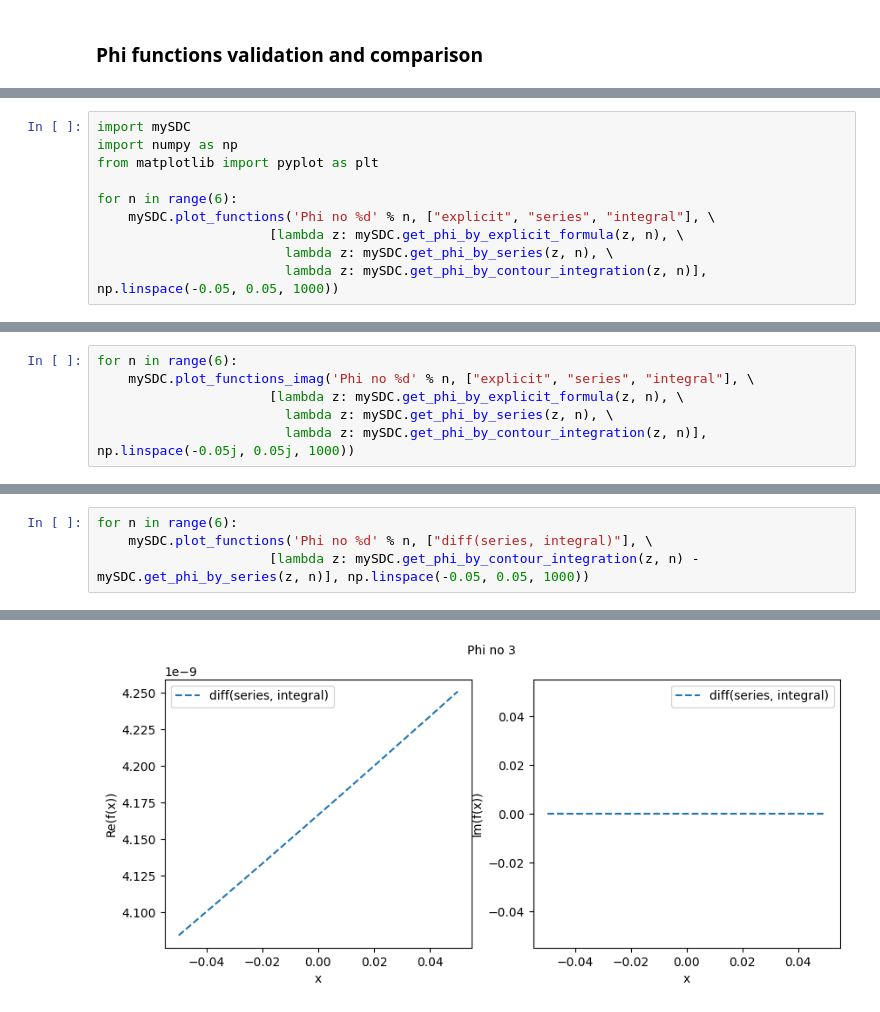
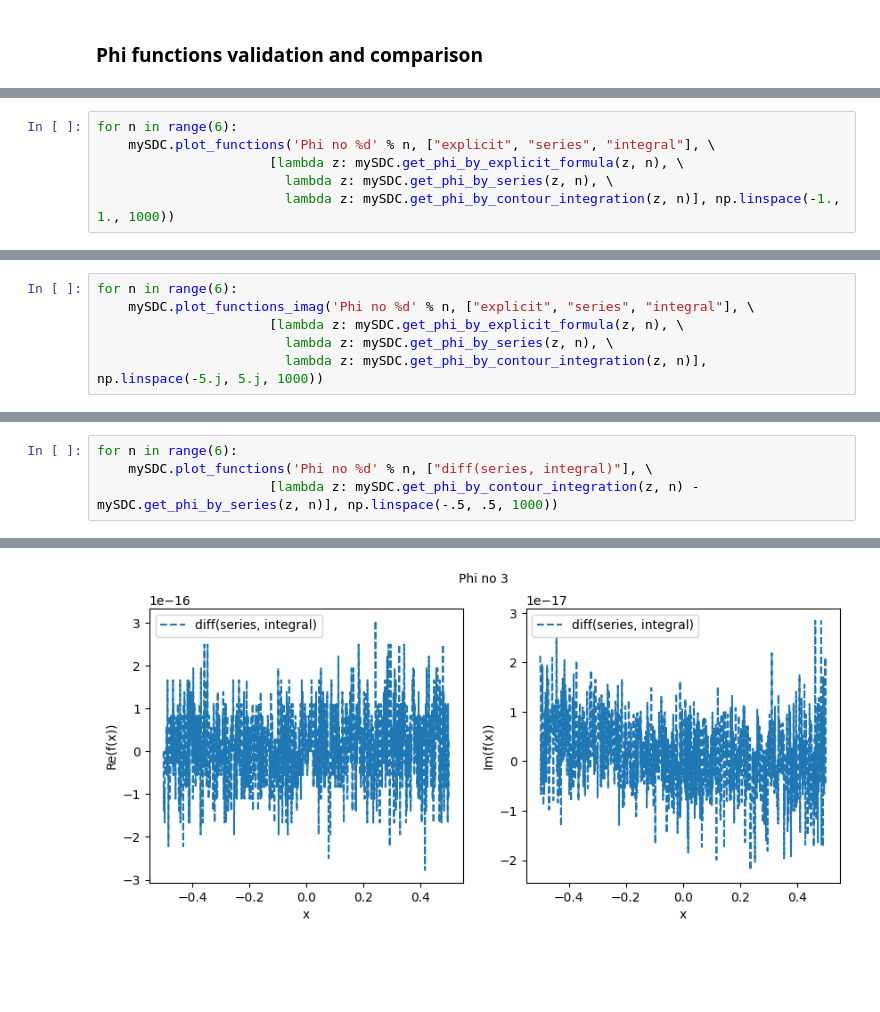
Before and after one commit to BoriskovaLiza/masterarbeit, a Jupyter notebook: prototype/phi_functions.ipynb, the cells around one changed output, grey strips where cells are left out. Drawn from its saved outputs; the diff is of its cells as text; blank space fills up the shorter version.

```diff
--- a/prototype/phi_functions.ipynb
+++ b/prototype/phi_functions.ipynb
@@ -3,11 +11,7 @@
 # %%
-import mySDC
-import numpy as np
-from matplotlib import pyplot as plt
-
 for n in range(6):
     mySDC.plot_functions('Phi no %d' % n, ["explicit", "series", "integral"], \
                       [lambda z: mySDC.get_phi_by_explicit_formula(z, n), \
                         lambda z: mySDC.get_phi_by_series(z, n), \
-                        lambda z: mySDC.get_phi_by_contour_integration(z, n)], np.linspace(-0.05, 0.05, 1000))
+                        lambda z: mySDC.get_phi_by_contour_integration(z, n)], np.linspace(-1., 1., 1000))
 # %% [output]
@@ -22,5 +26,5 @@ for n in range(6):
     mySDC.plot_functions_imag('Phi no %d' % n, ["explicit", "series", "integral"], \
                       [lambda z: mySDC.get_phi_by_explicit_formula(z, n), \
                         lambda z: mySDC.get_phi_by_series(z, n), \
-                        lambda z: mySDC.get_phi_by_contour_integration(z, n)], np.linspace(-0.05j, 0.05j, 1000))
+                        lambda z: mySDC.get_phi_by_contour_integration(z, n)], np.linspace(-5.j, 5.j, 1000))
 # %% [output]
@@ -33,5 +37,5 @@ for n in range(6):
 # %%
 for n in range(6):
     mySDC.plot_functions('Phi no %d' % n, ["diff(series, integral)"], \
-                      [lambda z: mySDC.get_phi_by_contour_integration(z, n) - mySDC.get_phi_by_series(z, n)], np.linspace(-0.05, 0.05, 1000))
+                      [lambda z: mySDC.get_phi_by_contour_integration(z, n) - mySDC.get_phi_by_series(z, n)], np.linspace(-.5, .5, 1000))
 # %% [output]
@@ -41 +45 @@ for n in range(6):
-[figure, old version]
+[figure, new version]
```
Also changed, not shown: parts of 6 cells of this notebook, 1 other file.
